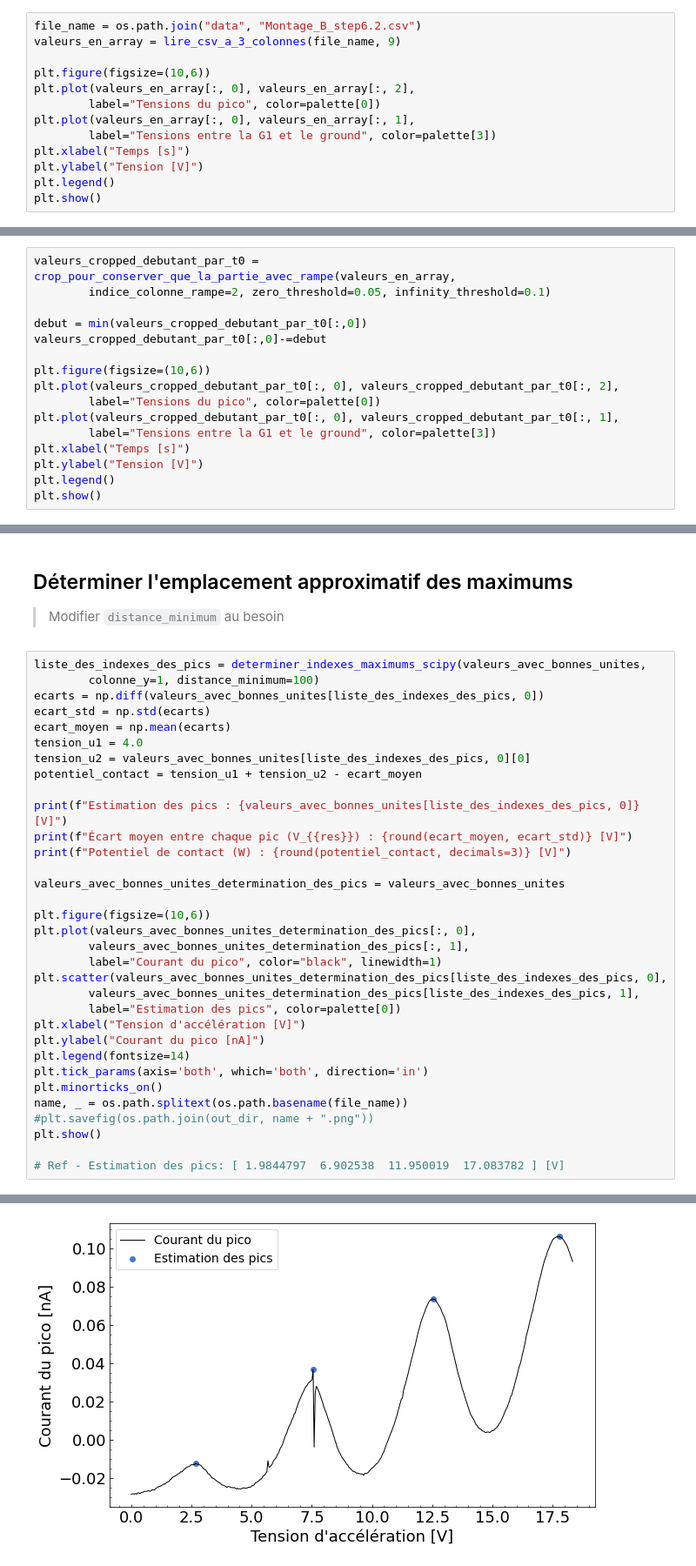
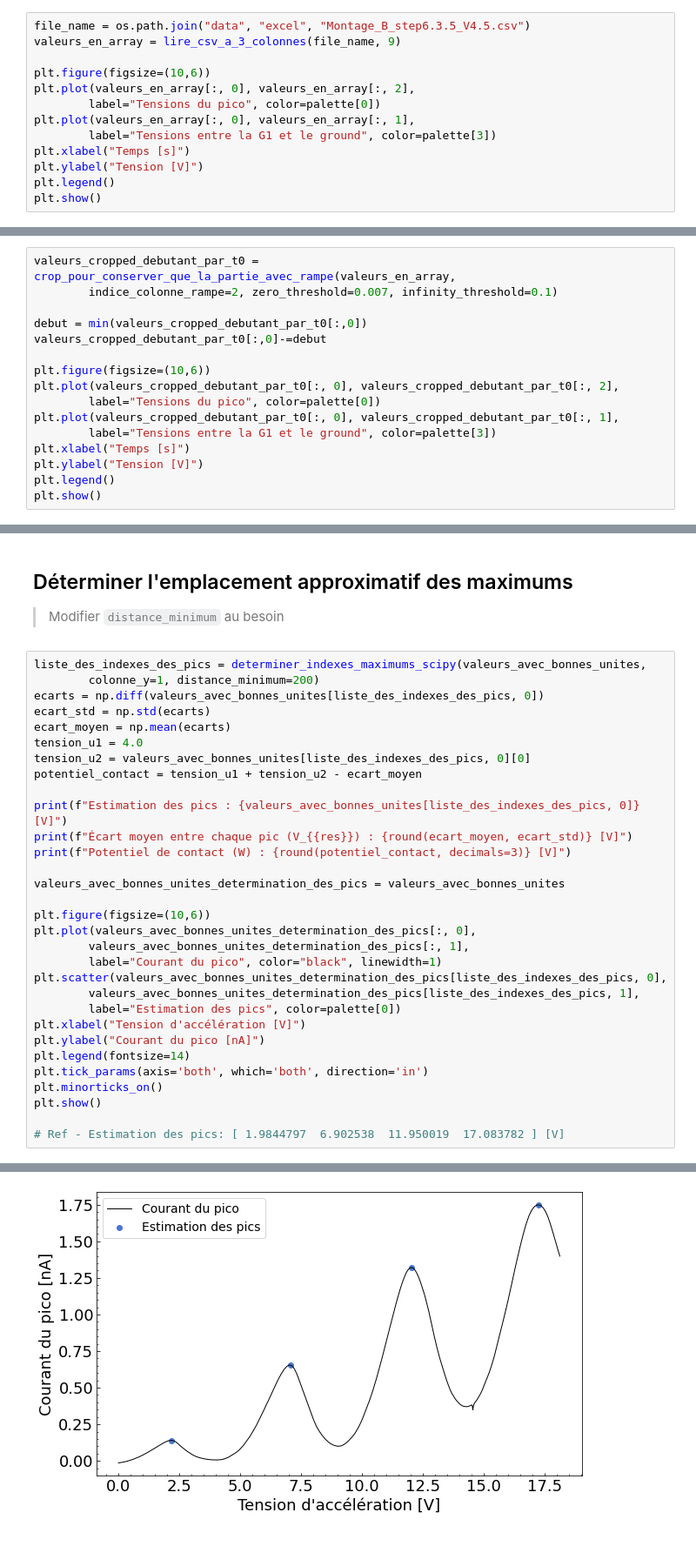
Before and after one commit to GeremyMichaud/PHY-3002-Frank-et-Hertz, a Jupyter notebook: analyse_legere_pic_simple.ipynb, the cells around one changed output, grey strips where cells are left out. Shown: that part at 87% size. Saved outputs shown, nothing was run; the diff lists cells and outputs as text.

```diff
--- a/analyse_legere_pic_simple.ipynb
+++ b/analyse_legere_pic_simple.ipynb
@@ -40,7 +36,7 @@ sns.color_palette("muted")
 ## Lire le fichier des résultats et transformer les valeurs en un array numpy
 > Mettre les valeurs extraites à la place de `exemples_de_fichiers\exemple_de_donnees.csv`
 # %%
-file_name = os.path.join("data", "Montage_B_step6.2.csv")
+file_name = os.path.join("data", "excel", "Montage_B_step6.3.5_V4.5.csv")
 valeurs_en_array = lire_csv_a_3_colonnes(file_name, 9)
 
 plt.figure(figsize=(10,6))
@@ -59,7 +55,7 @@ plt.show()
 > Modifier `zero_threshold` et `infinity_threshold` au besoin
 # %%
 valeurs_cropped_debutant_par_t0 = crop_pour_conserver_que_la_partie_avec_rampe(valeurs_en_array,
-        indice_colonne_rampe=2, zero_threshold=0.05, infinity_threshold=0.1)
+        indice_colonne_rampe=2, zero_threshold=0.007, infinity_threshold=0.1)
 
 debut = min(valeurs_cropped_debutant_par_t0[:,0])
 valeurs_cropped_debutant_par_t0[:,0]-=debut
@@ -104,7 +100,7 @@ Pente = -0.45 ± 0.01 [V/s]
 > Modifier `distance_minimum` au besoin
 # %%
 liste_des_indexes_des_pics = determiner_indexes_maximums_scipy(valeurs_avec_bonnes_unites,
-        colonne_y=1, distance_minimum=100)
+        colonne_y=1, distance_minimum=200)
 ecarts = np.diff(valeurs_avec_bonnes_unites[liste_des_indexes_des_pics, 0])
 ecart_std = np.std(ecarts)
 ecart_moyen = np.mean(ecarts)
@@ -130,8 +126,6 @@ plt.ylabel("Courant du pico [nA]")
 plt.legend(fontsize=14)
 plt.tick_params(axis='both', which='both', direction='in')
 plt.minorticks_on()
-name, _ = os.path.splitext(os.path.basename(file_name))
-#plt.savefig(os.path.join(out_dir, name + ".png"))
 plt.show()
 
 # Ref - Estimation des pics: [ 1.9844797  6.902538  11.950019  17.083782 ] [V]
@@ -142 +136 @@ Potentiel de contact (W) : 1.628 [V]
-[figure, old version]
+[figure, new version]
```
Also changed, not shown: parts of 5 cells of this notebook, 23 other files.
